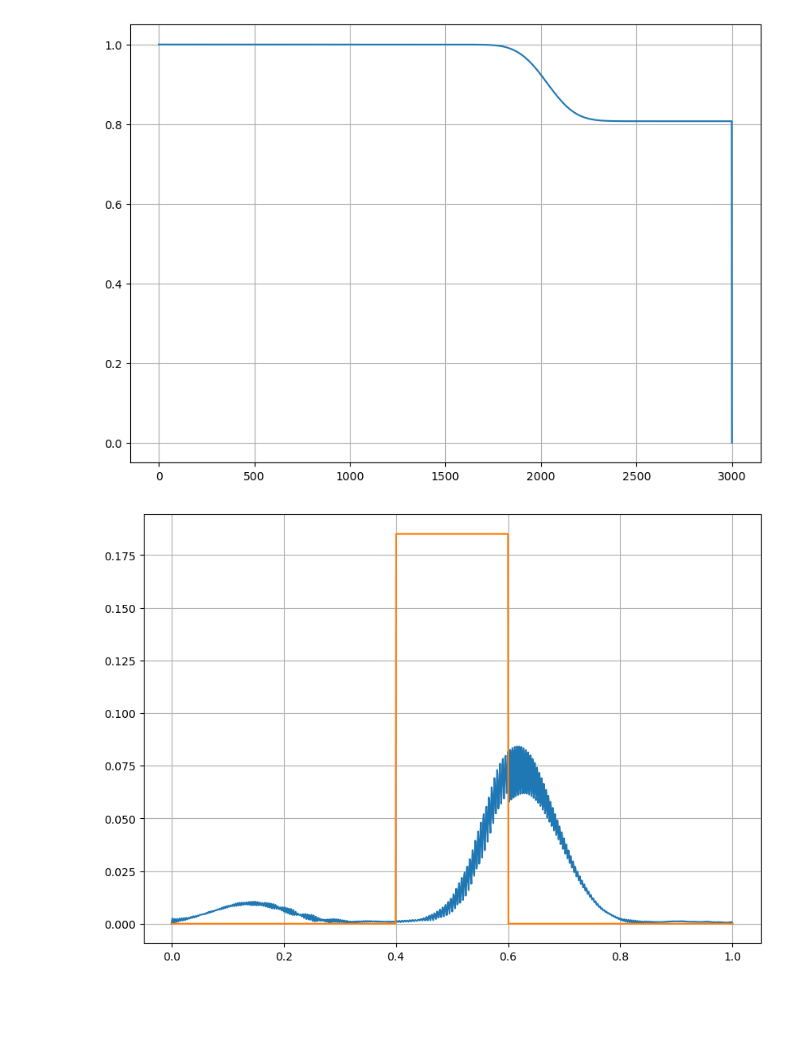
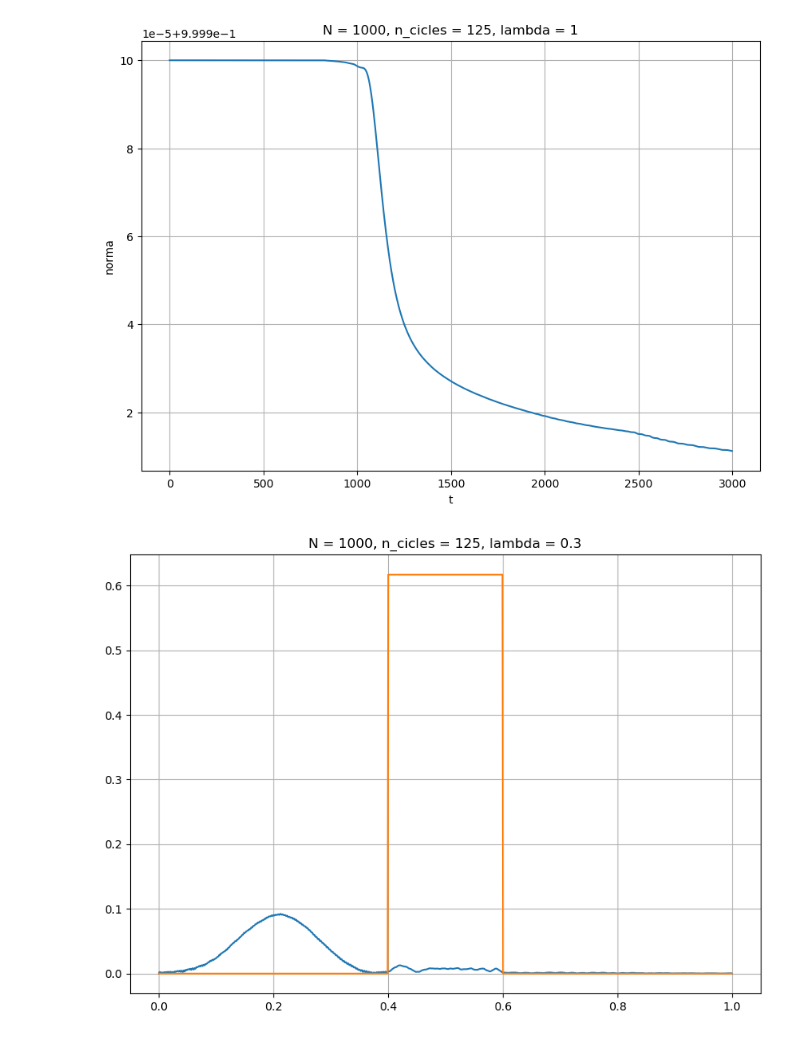
Before and after one commit to liuzhuozhuo/Compu2324, a Jupyter notebook: obligatoria3/schrodinger.ipynb, the cells around one changed output. Cells and saved outputs as stored; diff of their text form; code cells hidden in the pictures; blank space fills up the shorter version.

Commit message:
update code and plots for obligatoria 3

```diff
--- a/obligatoria3/schrodinger.ipynb
+++ b/obligatoria3/schrodinger.ipynb
@@ -75,8 +75,7 @@ def iterative_process(T, N, lamb, n_cicles):
     V_prime = init_potential(k0_prime, lamb, N)
     alpha = compute_alpha(V_prime, s_prime, N)
 
-    norm = np.zeros(T)
-
+    norm = np.zeros(T-1)
     i = 0
     while(i < T-1):
         beta = compute_beta(psi, alpha, V_prime, s_prime, N, i)
@@ -97,7 +96,7 @@ def prob_density(psi, N, T):
 # %%
 N= 1000
 n_cicles = int(N/8)
-lamb = 0.3
+lamb = 1
 T = 3000
 
 psi, norm, V_prime = iterative_process(T, N, lamb, n_cicles)
@@ -105,18 +104,22 @@ prob = prob_density(psi, N, T)
 # %%
 fig=plt.figure(figsize=(10,7)) #Size of the plot
 ax=fig.add_subplot(111)
-t = np.arange(0, T, 1)
+t = np.arange(0, T-1, 1)
+plt.xlabel('t')
+plt.ylabel('norma')
 plt.grid()
 plt.plot(t, norm)
-fig.savefig("{}.png".format(f'norma'))
+plt.title(f'N = {N}, n_cicles = {n_cicles}, lambda = {lamb}')
+fig.savefig("{}.png".format(f'plot_videos/norma_{lamb}'))
 # %% [output]
-[figure, old version]
+[figure, new version]
 # %%
 fig=plt.figure(figsize=(10,7)) #Size of the plot
 ax=fig.add_subplot(111)
 
 x = np.linspace(0, 1, N)
 line, = ax.plot(x, prob[0])
+plt.title(f'N = {N}, n_cicles = {n_cicles}, lambda = {0.3}')
 plt.plot(x, V_prime, color='tab:orange')
 plt.grid()
 
@@ -128,6 +131,6 @@ FFwriter = FFMpegWriter(fps=60, extra_args=['-vcodec', 'libx264'])
 
 animation = FuncAnimation(fig, animate, fargs=(prob, line), frames=T, blit=True, interval=1)
 
-animation.save("{}.mp4".format(f"schrodinger_"), dpi=100, writer = FFwriter)
+animation.save("{}.mp4".format(f"plot_videos/schrodinger_{lamb}"), dpi=100, writer = FFwriter)
 # %% [output]
-[figure, old version]
+[figure, new version]
```
Also changed, not shown: 7 other files.
